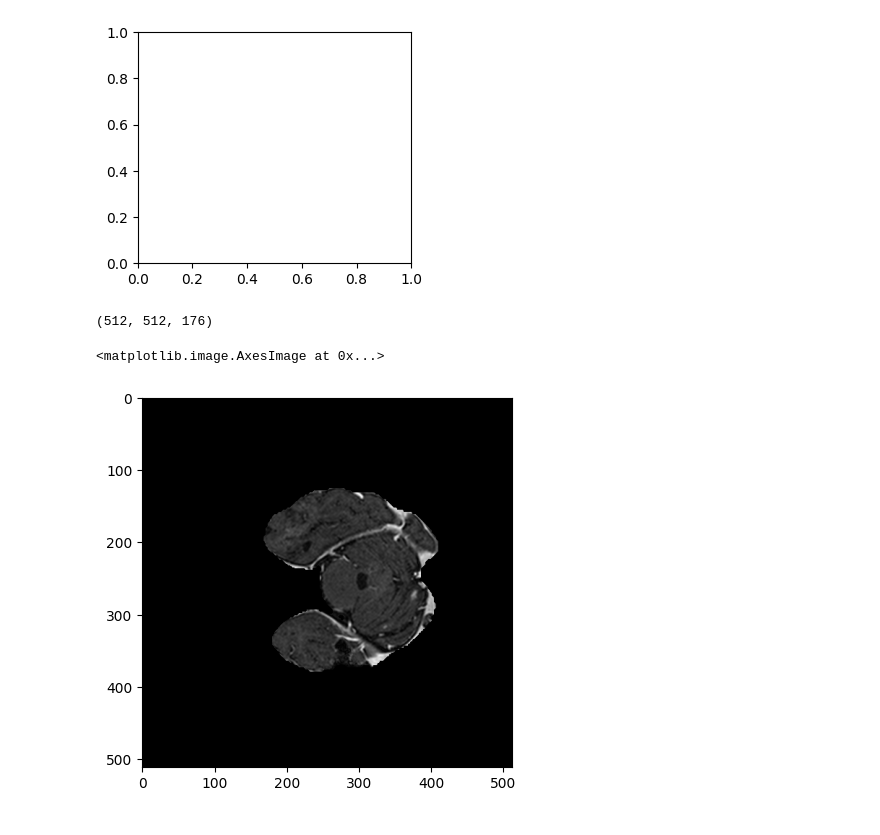
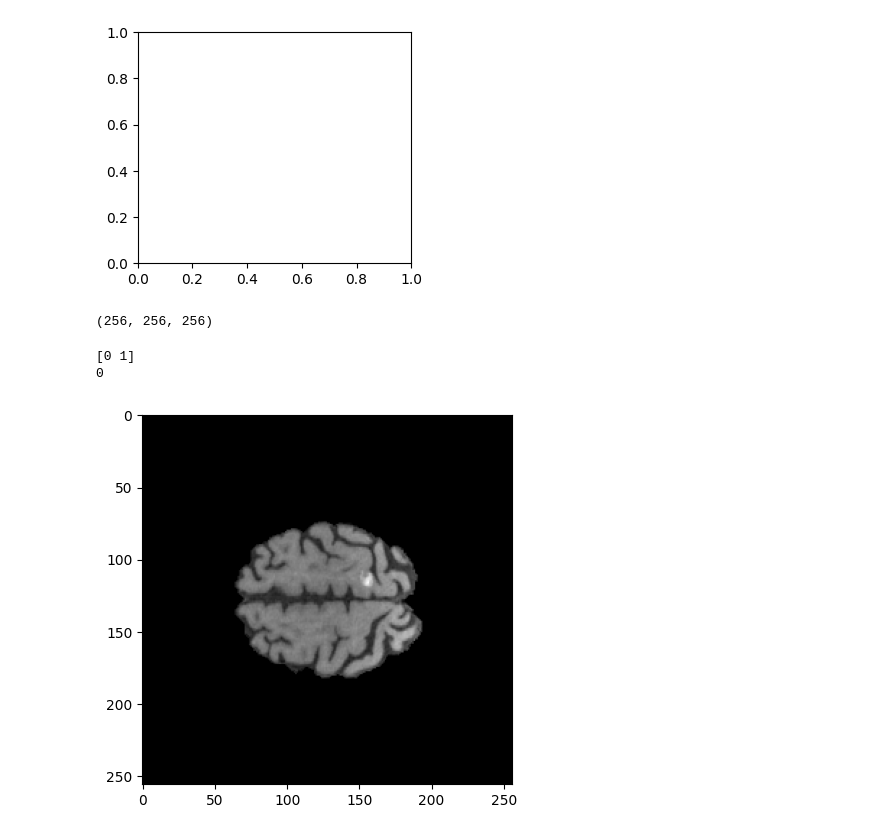
Before and after one commit to YazanBakdash/Tumor_Segment, a Jupyter notebook: explore_nii.ipynb, the cells around one changed output. Saved outputs shown, nothing was run; the diff lists cells and outputs as text; code cells hidden in the pictures.

Commit message:
changed data preparation

```diff
--- a/explore_nii.ipynb
+++ b/explore_nii.ipynb
@@ -8,7 +8,8 @@ from pathlib import Path
 import nibabel as nib
 # %%
 load_dotenv()
-data_dir = Path(os.getenv("ORIG_DIR"))
+data_dir = Path(os.getenv("BrainMetShare"))
+npy_dir = Path(os.getenv("BrainMetShare_npy"))
 # %%
 mask_channels = ['necrotic core', 'edema', 'enhancing tumor']
 plt.figure(figsize=(12, 3))
@@ -22,25 +23,28 @@ plt.show()
 NameError: name 'mask' is not defined
 [figure]
 # %%
-for sub_dir in data_dir.iterdir():
+for sub_dir in npy_dir.iterdir():
     if sub_dir.is_dir():
-        for file_path in sub_dir.iterdir():
-            img = nib.load(str(file_path))
-            data = img.get_fdata()
-            print(data.shape)
-            break
+        image = np.load(sub_dir / "image_t1.npy")
+        mask = np.load(sub_dir / "mask.npy")
+        print(image.shape)
+
         break
 # %% [output]
-(512, 512, 176)
+(256, 256, 256)
 # %%
-image_dir = data_dir / "BCBM-RadioGenomics-0-0" / "BCBM-RadioGenomics-0-0_image_ss_n4.nii.gz"
-mask_dir = data_dir / "BCBM-RadioGenomics-0-0" / "BCBM-RadioGenomics-0-0_mask_R-sylvian-tumor.nii.gz"
-img = nib.load(str(image_dir)).get_fdata()
-mask = nib.load(str(mask_dir)).get_fdata()
-plt.imshow(img[:,:,60], cmap='gray')
+subdir = npy_dir / "Mets_005"
+image = np.load(subdir / "image_t1.npy")
+mask = np.load(subdir / "mask.npy")
+print(np.unique(mask))
+slice_sums = mask.sum(axis=(0, 1))
+z = int(np.argmax(slice_sums))
+plt.imshow(image[:,:,z], cmap='gray')
+print(mask.min())
 # %% [output]
-<matplotlib.image.AxesImage at 0x...>
+[0 1]
+0
-[figure, old version]
+[figure, new version]
 # %%
 from skimage.measure import marching_cubes
 from mpl_toolkits.mplot3d.art3d import Poly3DCollection
```
Also changed, not shown: parts of 2 cells of this notebook, 1 other file.
